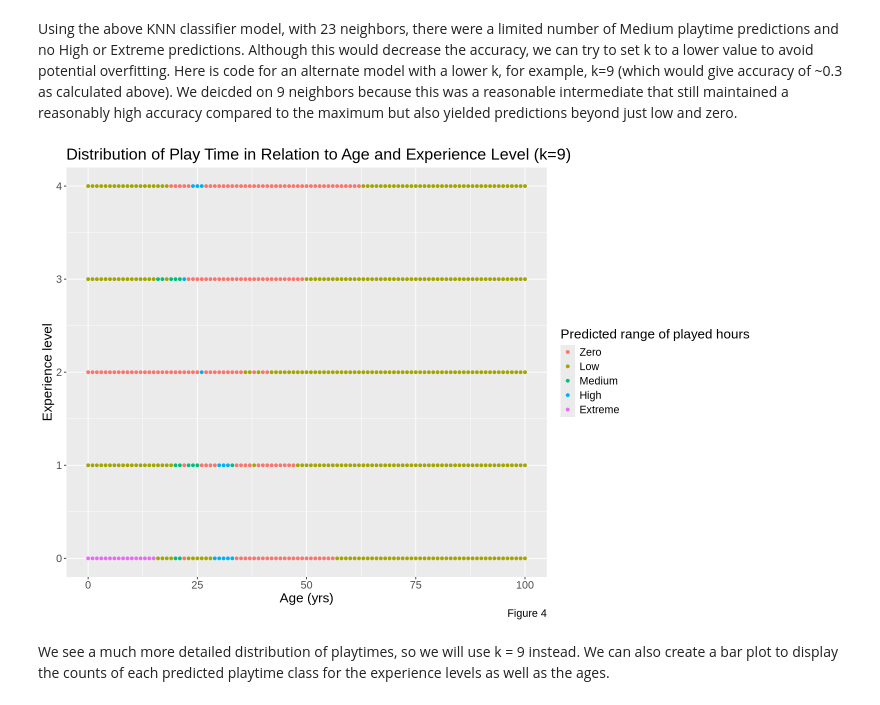
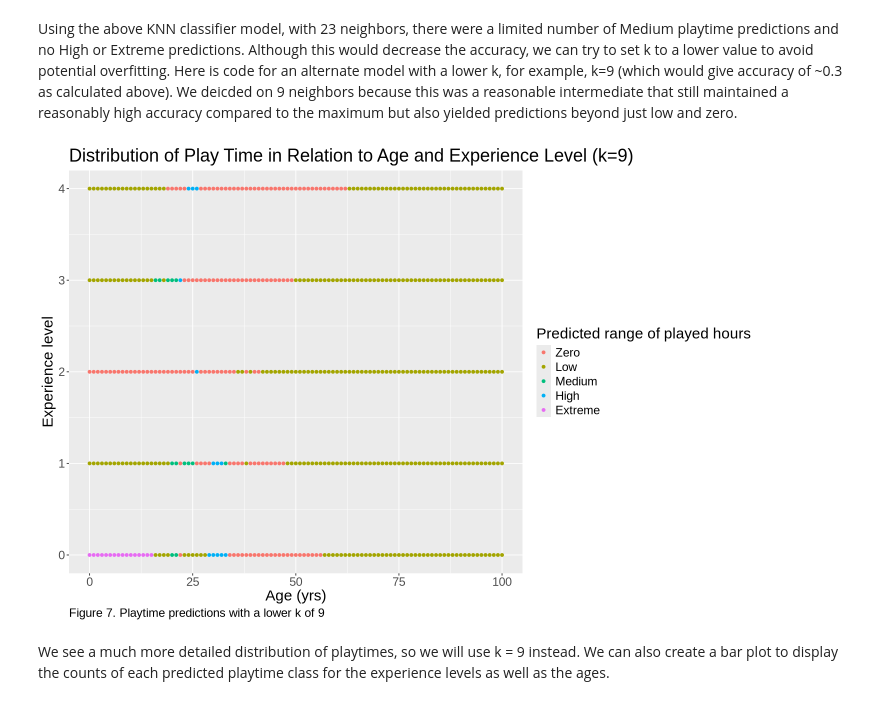
Before and after one commit to amazingk147/DSCI100-Project-Group-42, a Jupyter notebook: project_notebook.ipynb, the cells around one changed output. Cells and saved outputs as stored; diff of their text form; code cells hidden in the pictures.

```diff
--- a/project_notebook.ipynb
+++ b/project_notebook.ipynb
@@ -371,29 +397,29 @@ We deicded on 9 neighbors because this was a reasonable intermediate that still
 # %%
 # Try k=9 instead to see if there is a wider range of play hour predictions
 
 player_model_alternate <- nearest_neighbor(weight_func = "rectangular", neighbors = 9) |>
             set_engine("kknn") |>
             set_mode("classification")
 
 player_fit_alternate <- workflow() |>
         add_recipe(player_recipe) |>
         add_model(player_model_alternate) |>
         fit(data = data_training)
 
 predictions_alternate <- predict(player_fit_alternate, fake_players)|>
                 bind_cols(fake_players)
 
 options(repr.plot.width=12, repr.plot.height=8)
 prediction_plot_alternate <- predictions_alternate |>
                 ggplot(aes(x=age, y=exp_level, color = .pred_class)) +
                 geom_point() +
                 labs(x="Age (yrs)", y= "Experience level", color = "Predicted range of played hours",
-                title = "Distribution of Play Time in Relation to Age and Experience Level (k=9)", caption = "Figure 4") +
-                theme(text=element_text(size=16))
+                title = "Distribution of Play Time in Relation to Age and Experience Level (k=9)", caption = "Figure 7. Playtime predictions with a lower k of 9") +
+                theme(text=element_text(size=18), plot.caption = element_text(hjust = 0))
 
 prediction_plot_alternate
 # %% [output]
-[figure, old version]
+[figure, new version]
 # %% [markdown]
 We see a much more detailed distribution of playtimes, so we will use k = 9 instead. We can also create a bar plot to display the counts of each predicted playtime class for the experience levels as well as the ages.
 # %%
```
Also changed, not shown: parts of 13 cells of this notebook.
